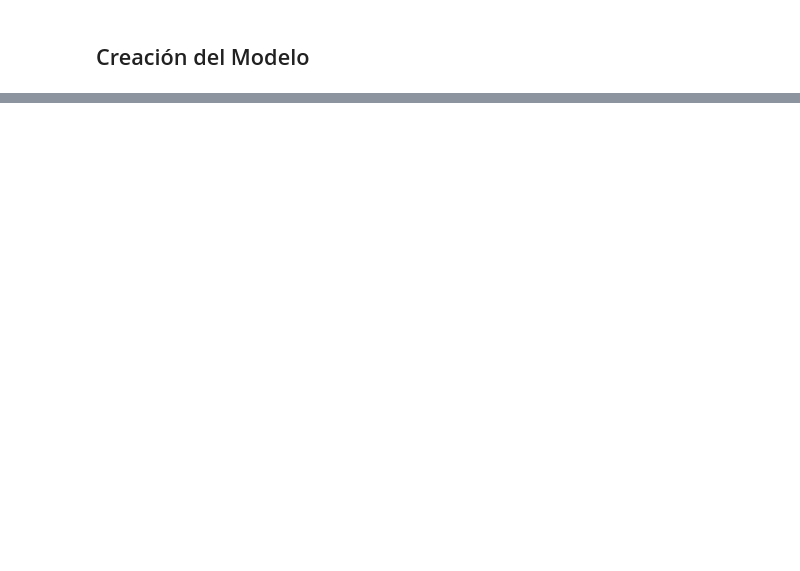
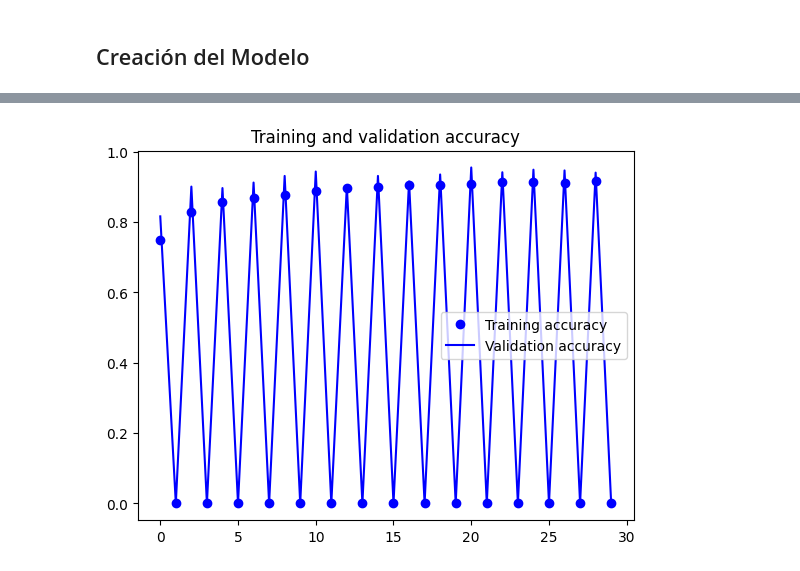
Before and after one commit to A13xMtzL/Actividad-2.1-Generaci-n-o-selecci-n-del-set-de-datos, a Jupyter notebook: Lego_Data_Classification.ipynb, the cells around one changed output, grey strips where cells are left out. Saved outputs shown, nothing was run; the diff lists cells and outputs as text; code cells hidden in the pictures; blank space fills up the shorter version.

```diff
--- a/Lego_Data_Classification.ipynb
+++ b/Lego_Data_Classification.ipynb
@@ -84,9 +76,9 @@ test_datagen = ImageDataGenerator(
 test_generator = test_datagen.flow_from_directory(
     test_dir,
     target_size=(150, 150),
-    batch_size=25,
+    batch_size=64,
     class_mode="categorical",
-    save_to_dir=base_dir+'/_augmented/',
+    # save_to_dir=base_dir+'/_augmented/',
     save_prefix='aug',
     save_format='png'
 )
@@ -100,9 +92,9 @@ validation_datagen = ImageDataGenerator(
 validation_generator = validation_datagen.flow_from_directory(
     validation_dir,
     target_size=(150, 150),
-    batch_size=25,
+    batch_size=64,
     class_mode="categorical",
-    save_to_dir=base_dir+'/_augmented/',
+    # save_to_dir=base_dir+'/_augmented/',
     save_prefix='aug',
     save_format='png'
 )
@@ -118,7 +110,7 @@ base_model = InceptionV3(weights="imagenet", include_top=False)
 x = base_model.output
 x = GlobalAveragePooling2D()(x)
 x = Dense(1024, activation="relu")(x)
-predictions = Dense(15, activation="softmax")(x)
+predictions = Dense(16, activation="softmax")(x)
 
 # Definir el modelo
 model = Model(inputs=base_model.input, outputs=predictions)
@@ -133,3 +125,87 @@ model.compile(
     loss="categorical_crossentropy",
     metrics=["accuracy"],
 )
+
+# Callbacks para TensorBoard y ModelCheckpoint
+tensorboard_callback = TensorBoard(log_dir="./logs_new/stage1")
+checkpoint_callback = ModelCheckpoint(
+    "saved-model-{epoch:02d}-stage1.keras",
+    monitor="val_accuracy",
+    verbose=1,
+    save_best_only=False,
+    mode="max",
+)
+
+# Entrenar el modelo (Etapa 1)
+history = model.fit(
+    train_generator,
+    steps_per_epoch=len(train_generator),
+    epochs=10,
+    validation_data=validation_generator,
+    validation_steps=len(validation_generator),
+    callbacks=[tensorboard_callback, checkpoint_callback],
+)
+
+# Descongelar las últimas capas del modelo base
+for layer in model.layers[:249]:
+    layer.trainable = False
+for layer in model.layers[249:]:
+    layer.trainable = True
+
+# Compilar el modelo nuevamente con un optimizador SGD
+model.compile(
+    optimizer=tf.keras.optimizers.Adam(learning_rate=0.0001),
+    loss="categorical_crossentropy",
+    metrics=["accuracy"],
+)
+
+# Callbacks para TensorBoard y ModelCheckpoint
+tensorboard_callback2 = TensorBoard(log_dir="./logs_new/stage2")
+checkpoint_callback2 = ModelCheckpoint(
+    "saved-model-{epoch:02d}-stage2.keras",
+
+    monitor="val_accuracy",
+    verbose=1,
+    save_best_only=False,
+    mode="max",
+)
+
+# Entrenar el modelo nuevamente (Etapa 2)
+history = model.fit(
+    train_generator,
+    steps_per_epoch=len(train_generator),
+    epochs=30,
+    validation_data=validation_generator,
+    validation_steps=len(validation_generator),
+    callbacks=[tensorboard_callback2, checkpoint_callback2],
+)
+
+# Evaluar el modelo en datos de prueba
+evaluation = model.evaluate(test_generator, steps=len(test_generator))
+print("Test Accuracy:", evaluation[1])
+
+# Guardar el modelo entrenado
+model.save("model_best_new_2.keras")
+
+# Visualizar el proceso de entrenamiento
+acc = history.history['accuracy']
+val_acc = history.history['val_accuracy']
+loss = history.history['loss']
+val_loss = history.history['val_loss']
+
+epochs = range(len(acc))
+
+plt.plot(epochs, acc, 'bo', label='Training accuracy')
+plt.plot(epochs, val_acc, 'b', label='Validation accuracy')
+plt.title('Training and validation accuracy')
+plt.legend()
+
+plt.figure()
+
+plt.plot(epochs, loss, 'bo', label='Training loss')
+plt.plot(epochs, val_loss, 'b', label='Validation loss')
+plt.title('Training and validation loss')
+plt.legend()
+
+plt.show()
+# %% [output]
@@ -135,0 +234 @@ model.compile(
+[figure, added]
```
Also changed, not shown: parts of 6 cells of this notebook, 2 other files.
